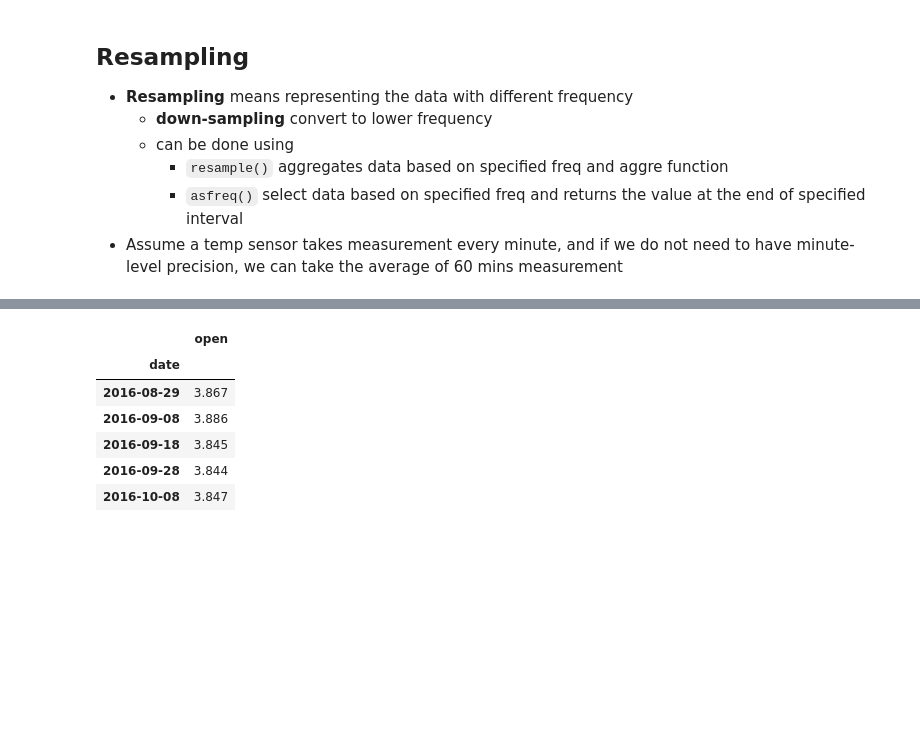
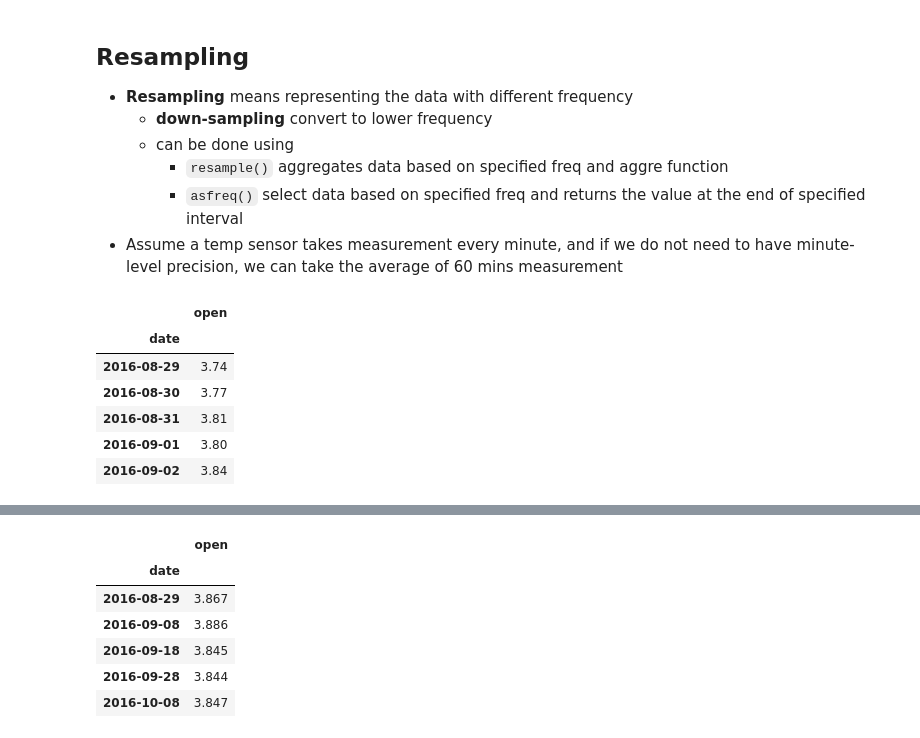
Before and after one commit to CodexploreRepo/time-series, a Jupyter notebook: notebook/resampling_shifting_rolling.ipynb, the cells around one changed output, grey strips where cells are left out. Saved outputs shown, nothing was run; the diff lists cells and outputs as text; code cells hidden in the pictures; blank space fills up the shorter version.

```diff
--- a/notebook/resampling_shifting_rolling.ipynb
+++ b/notebook/resampling_shifting_rolling.ipynb
@@ -53 +55,11 @@ df.head()
+# %%
+latest_df.head()
+# %% [output]
+|  | open |
+| date |  |
+| 2016-08-29 | 3.74 |
+| 2016-08-30 | 3.77 |
+| 2016-08-31 | 3.81 |
+| 2016-09-01 | 3.80 |
+| 2016-09-02 | 3.84 |
 # %%
```
Also changed, not shown: parts of 3 cells of this notebook, 8 other files.
